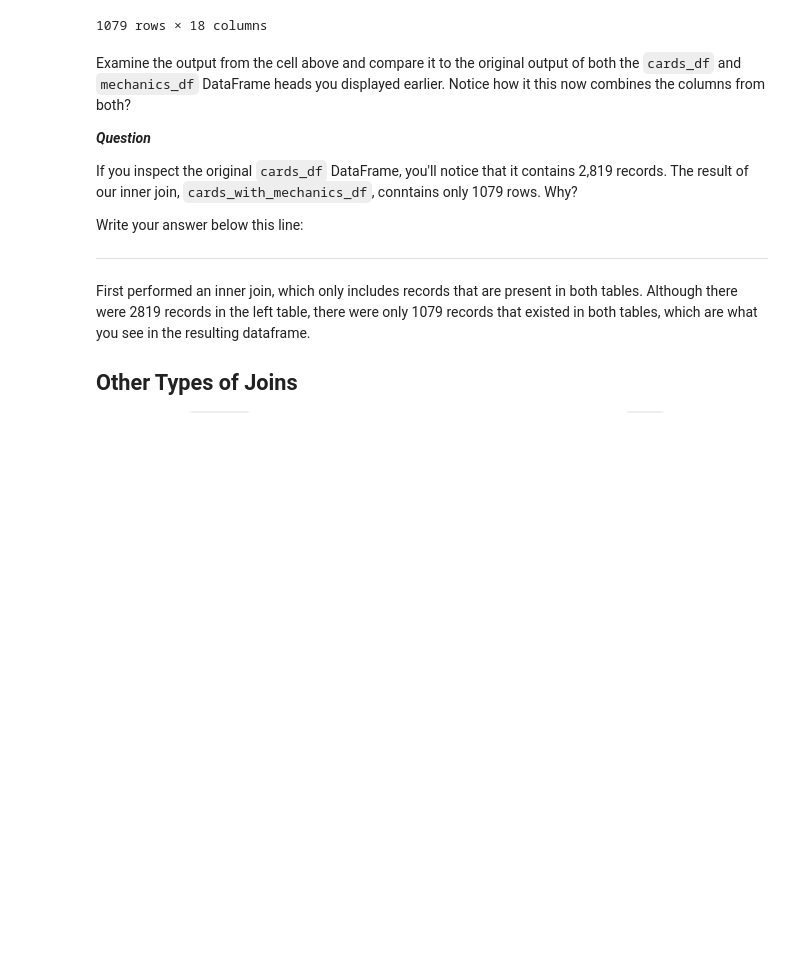
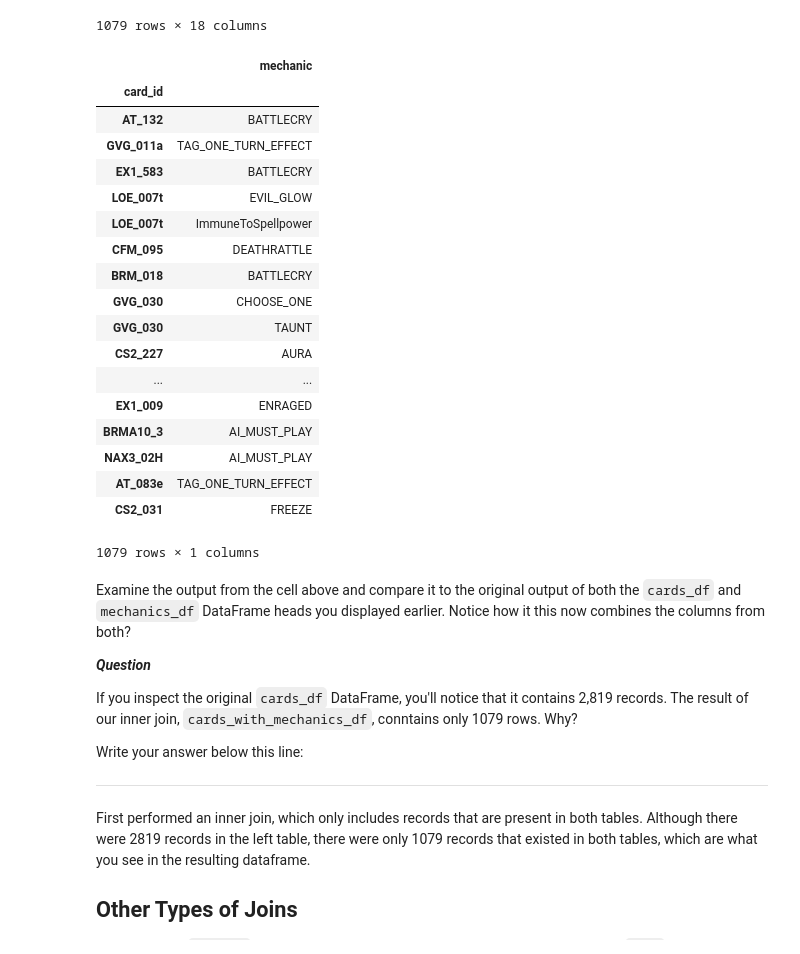
Before and after one commit to hy123udg/dsc-combining-dataframes-pandas-lab-nyc-ds-060319, a Jupyter notebook: index.ipynb, the cells around one changed output. Saved outputs shown, nothing was run; the diff lists cells and outputs as text; code cells hidden in the pictures; blank space fills up the shorter version.

```diff
--- a/index.ipynb
+++ b/index.ipynb
@@ -185,6 +185,28 @@ cards_with_mechanics_df
 | hexfrog | NEUTRAL | MINION | Frog | CORE | <b>Taunt</b> | 0.0 | 0.0 | 1.0 | COMMON | NaN | ... |
 | tt_010 | MAGE | SPELL | Spellbender | EXPERT1 | <b>Secret:</b> When an enemy cast... | 3.0 | NaN | NaN | EPIC | 1.0 | ... |
 1079 rows × 18 columns
+# %%
+mechanics_df
+# %% [output]
+|  | mechanic |
+| card_id |  |
+| AT_132 | BATTLECRY |
+| GVG_011a | TAG_ONE_TURN_EFFECT |
+| EX1_583 | BATTLECRY |
+| LOE_007t | EVIL_GLOW |
+| LOE_007t | ImmuneToSpellpower |
+| CFM_095 | DEATHRATTLE |
+| BRM_018 | BATTLECRY |
+| GVG_030 | CHOOSE_ONE |
+| GVG_030 | TAUNT |
+| CS2_227 | AURA |
+| ... | ... |
+| EX1_009 | ENRAGED |
+| BRMA10_3 | AI_MUST_PLAY |
+| NAX3_02H | AI_MUST_PLAY |
+| AT_083e | TAG_ONE_TURN_EFFECT |
+| CS2_031 | FREEZE |
+1079 rows × 1 columns
 # %% [markdown]
 Examine the output from the cell above and compare it to the original output of both the `cards_df` and `mechanics_df` DataFrame heads you displayed earlier.  Notice how it this now combines the columns from both?
 
```
